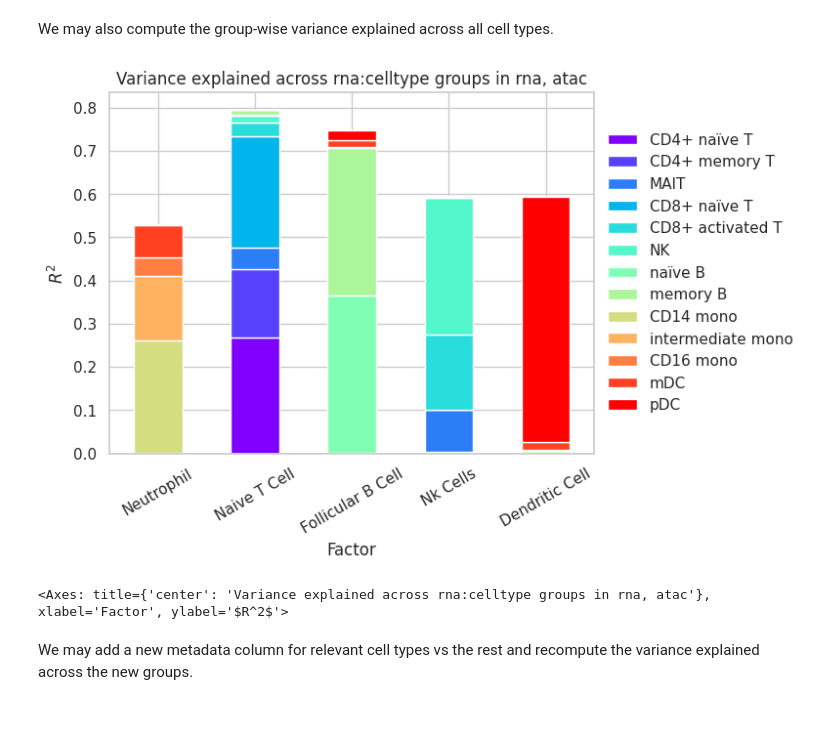
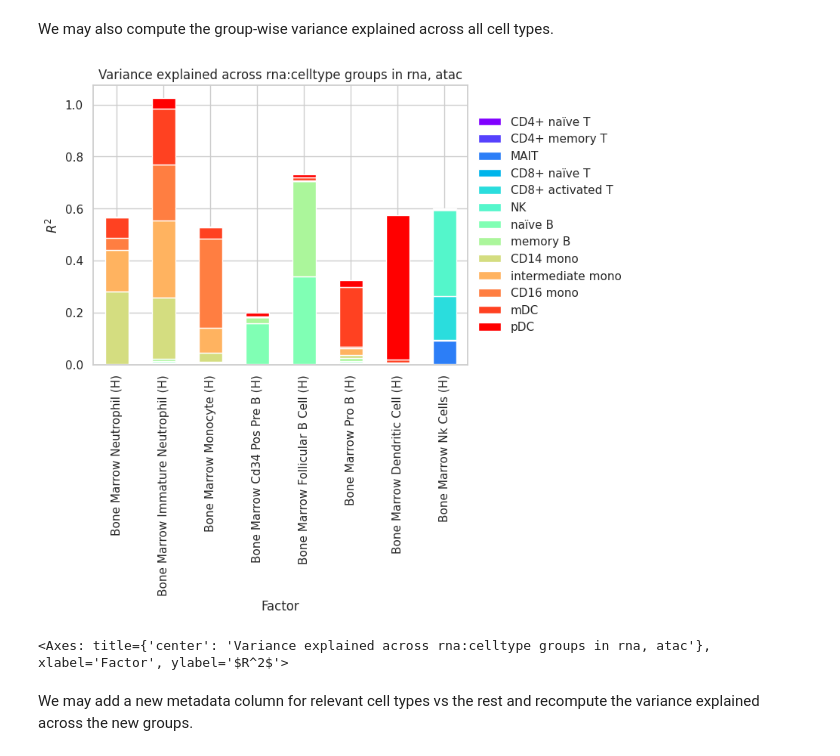
Before and after one commit to MLO-lab/MuVI, a Jupyter notebook: examples/3c_single-cell_multi-omics_integration_nmf.ipynb, the cells around one changed output. Saved outputs shown, nothing was run; the diff lists cells and outputs as text; code cells hidden in the pictures; blank space fills up the shorter version.

```diff
--- a/examples/3c_single-cell_multi-omics_integration_nmf.ipynb
+++ b/examples/3c_single-cell_multi-omics_integration_nmf.ipynb
@@ -96,7 +91,9 @@ model = muvi.tl.from_mdata(
     mdata,
     prior_mask_key="gene_set_mask",
     view_names=["rna", "atac"],
-    nmf={"rna": True, "atac": True},
+    prior_confidence="med",
+    n_factors=1,
+    nmf=True,
     device=device,
 )
 model
@@ -158,12 +155,29 @@ Relative improvement of -1.072e-05 < 1e-05 for 10 step(s) in a row, stopping ear
 Once the training terminates, we may call `muvi.tl.foo` followed by `muvi.pl.foo` to apply different analysis tools and plot the results, similar to the usage principles of `scanpy`.
 
 Under the hood, `muvi` stores every intermediate result in a `model._cache.factor_adata` such as variance explained by each factor, significance of each factor with respect to the prior information and so on.
-# %%
-# first, lets prettify the names of the factors
-old_factor_names = model.factor_names
-model.factor_names = (
-    model.factor_names.str.split("_").str[3:].str.join(" ").str.title().str[:40]
-)
+# %%
+# first, lets prettify the names of the factors
+# assume format: COLLECTION_SOME_LONG_GENE_SET_NAME|COLLECTION_SOME_OTHER_LONG_GENE_SET_NAME
+# return format: Some Long...Name (C)|Some Other...Name (C)
+def prettify(name, max_len=50):
+    def prettify_single(name, max_len):
+        if "dense" in name:
+            return name
+        parts = name.split("_")
+        parts[0] = f"({parts[0][0]})"
+        parts = parts[1:] + parts[:1]
+        new_name = " ".join(parts)
+        if len(new_name) > max_len:
+            half_len = (max_len) // 2
+            new_name = new_name[: half_len - 2] + "..." + new_name[-half_len + 1 :]
+        return new_name.title()
+
+    parts = name.split("|")
+    max_len = max_len // len(parts)
+    return "|".join([prettify_single(part, max_len) for part in parts])
+
+
+model.factor_names = model.factor_names.map(prettify)
 # %%
 # to speed up the process, use a random subsample to approximate the variance explained
 muvi.tl.variance_explained(model, subsample=1000)
@@ -325,0 +272,5 @@ muvi.pl.stripplot(
+# %%
+plt.figure(figsize=(16, 4))
+relevant_factors, _ = muvi.pl.groupplot_rank(
+    model, groups=groups, pl_type="boxplot", rot=90, gap=0.1, showfliers=False
+)
@@ -328,9 +281,9 @@ We may also compute the group-wise variance explained across all cell types.
 # %%
 _ = muvi.tl.variance_explained_grouped(model, "rna:celltype")
 # %%
-muvi.pl.variance_explained_grouped(model, relevant_factors, stacked=True, rot=30)
+muvi.pl.variance_explained_grouped(model, relevant_factors, stacked=True, rot=90)
 # %% [output]
-[figure, old version]
+[figure, new version]
 <Axes: title={'center': 'Variance explained across rna:celltype groups in rna, atac'}, xlabel='Factor', ylabel='$R^2$'>
 # %% [markdown]
 We may add a new metadata column for relevant cell types vs the rest and recompute the variance explained across the new groups.
```
Also changed, not shown: parts of 26 cells of this notebook, 6 other files.
